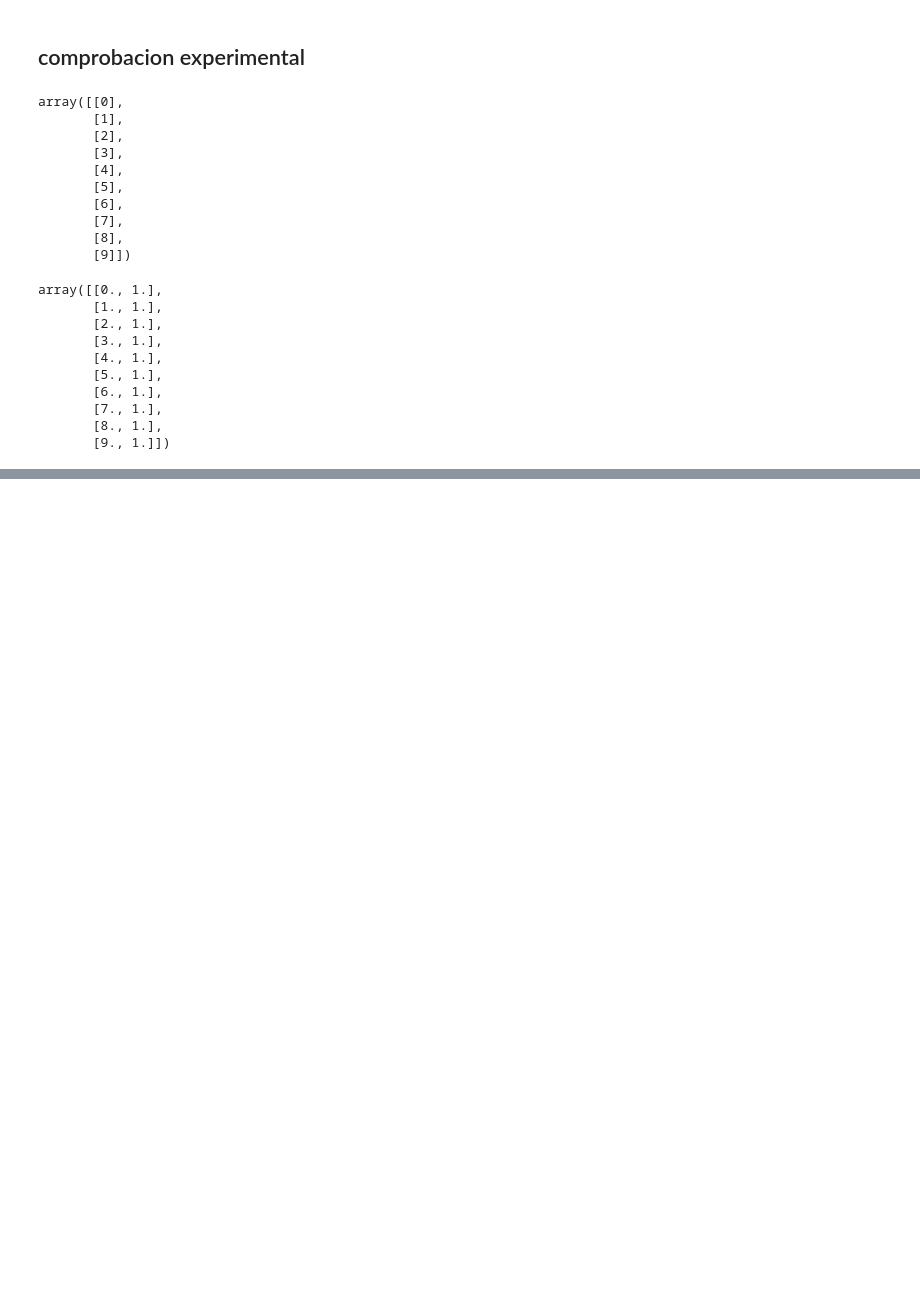
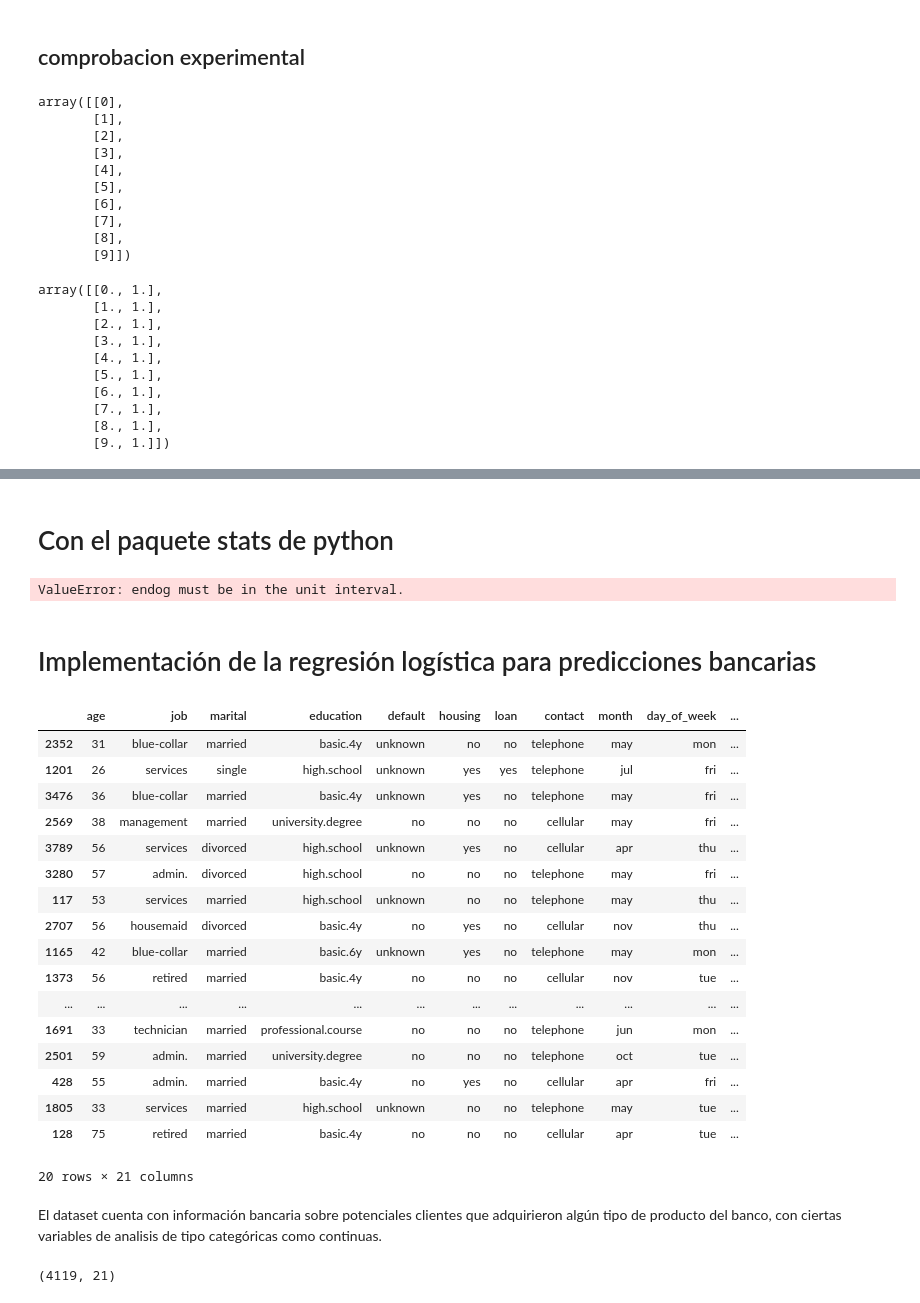
Before and after one commit to majandro1026/python_personal, a Jupyter notebook: mis_NB/python_scripts/Notebooks/NB4-regresionLogistica.ipynb, the cells around one changed output, grey strips where cells are left out. Cells and saved outputs as stored; diff of their text form; code cells hidden in the pictures; blank space fills up the shorter version.

Commit message:
regresión logistica y analisis exploratorio

```diff
--- a/mis_NB/python_scripts/Notebooks/NB4-regresionLogistica.ipynb
+++ b/mis_NB/python_scripts/Notebooks/NB4-regresionLogistica.ipynb
@@ -244,0 +251,2 @@ UnboundLocalError: cannot access local variable 'i' where it is not associated w
+# %% [markdown]
+# Con el paquete stats de python
@@ -244,0 +255,6 @@ UnboundLocalError: cannot access local variable 'i' where it is not associated w
+# %%
+logistic_model = sm.Logit(Y, X_new)
+# %% [output]
+ValueError: endog must be in the unit interval.
+# %% [markdown]
+# Implementación de la regresión logística para predicciones bancarias
@@ -244,0 +264,28 @@ UnboundLocalError: cannot access local variable 'i' where it is not associated w
+# %%
+data = pd.read_csv('../datasets/bank/bank.csv', sep=";")
+data.sample(20)
+# %% [output]
+|  | age | job | marital | education | default | housing | loan | contact | month | day_of_week | ... |
+| 2352 | 31 | blue-collar | married | basic.4y | unknown | no | no | telephone | may | mon | ... |
+| 1201 | 26 | services | single | high.school | unknown | yes | yes | telephone | jul | fri | ... |
+| 3476 | 36 | blue-collar | married | basic.4y | unknown | yes | no | telephone | may | fri | ... |
+| 2569 | 38 | management | married | university.degree | no | no | no | cellular | may | fri | ... |
+| 3789 | 56 | services | divorced | high.school | unknown | yes | no | cellular | apr | thu | ... |
+| 3280 | 57 | admin. | divorced | high.school | no | no | no | telephone | may | fri | ... |
+| 117 | 53 | services | married | high.school | unknown | no | no | telephone | may | thu | ... |
+| 2707 | 56 | housemaid | divorced | basic.4y | no | yes | no | cellular | nov | thu | ... |
+| 1165 | 42 | blue-collar | married | basic.6y | unknown | yes | no | telephone | may | mon | ... |
+| 1373 | 56 | retired | married | basic.4y | no | no | no | cellular | nov | tue | ... |
+| ... | ... | ... | ... | ... | ... | ... | ... | ... | ... | ... | ... |
+| 1691 | 33 | technician | married | professional.course | no | no | no | telephone | jun | mon | ... |
+| 2501 | 59 | admin. | married | university.degree | no | no | no | telephone | oct | tue | ... |
+| 428 | 55 | admin. | married | basic.4y | no | yes | no | cellular | apr | fri | ... |
+| 1805 | 33 | services | married | high.school | unknown | no | no | telephone | may | tue | ... |
+| 128 | 75 | retired | married | basic.4y | no | no | no | cellular | apr | tue | ... |
+20 rows × 21 columns
+# %% [markdown]
+El dataset cuenta con información bancaria sobre potenciales clientes que adquirieron algún tipo de producto del banco, con ciertas variables de analisis de tipo categóricas como continuas.
+# %%
+data.shape
+# %% [output]
+(4119, 21)
```
Also changed, not shown: parts of 21 cells of this notebook.
